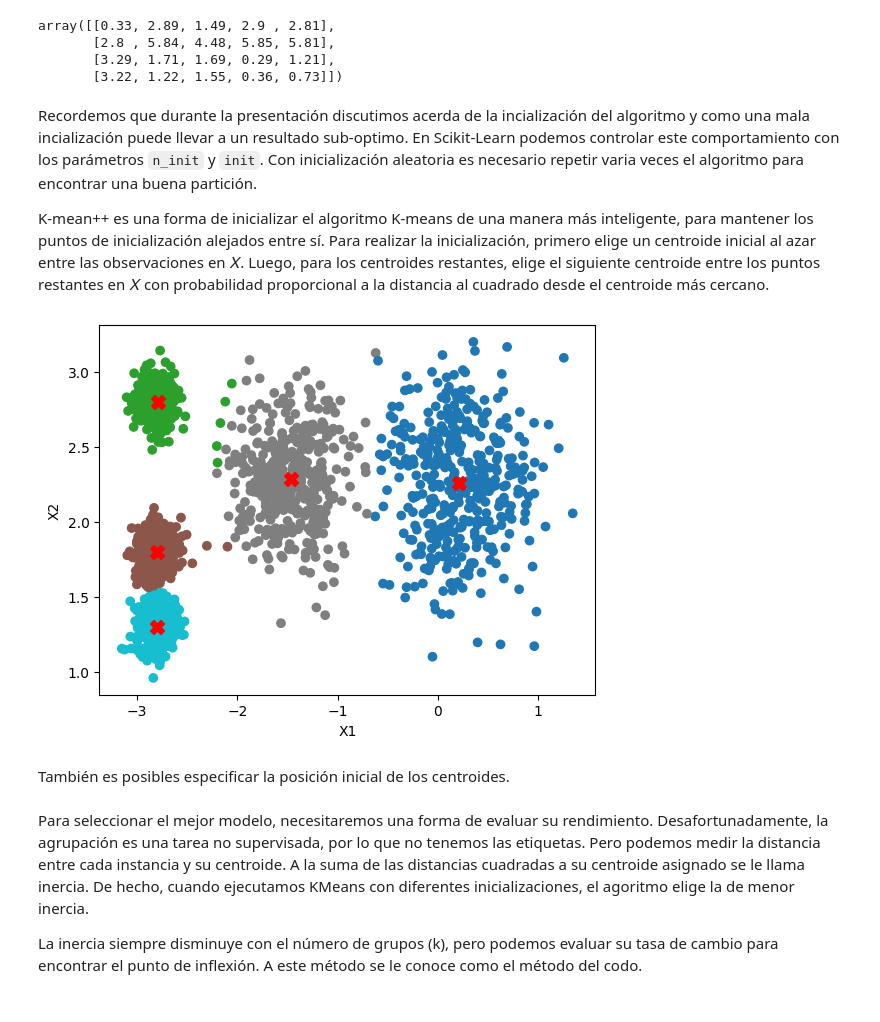
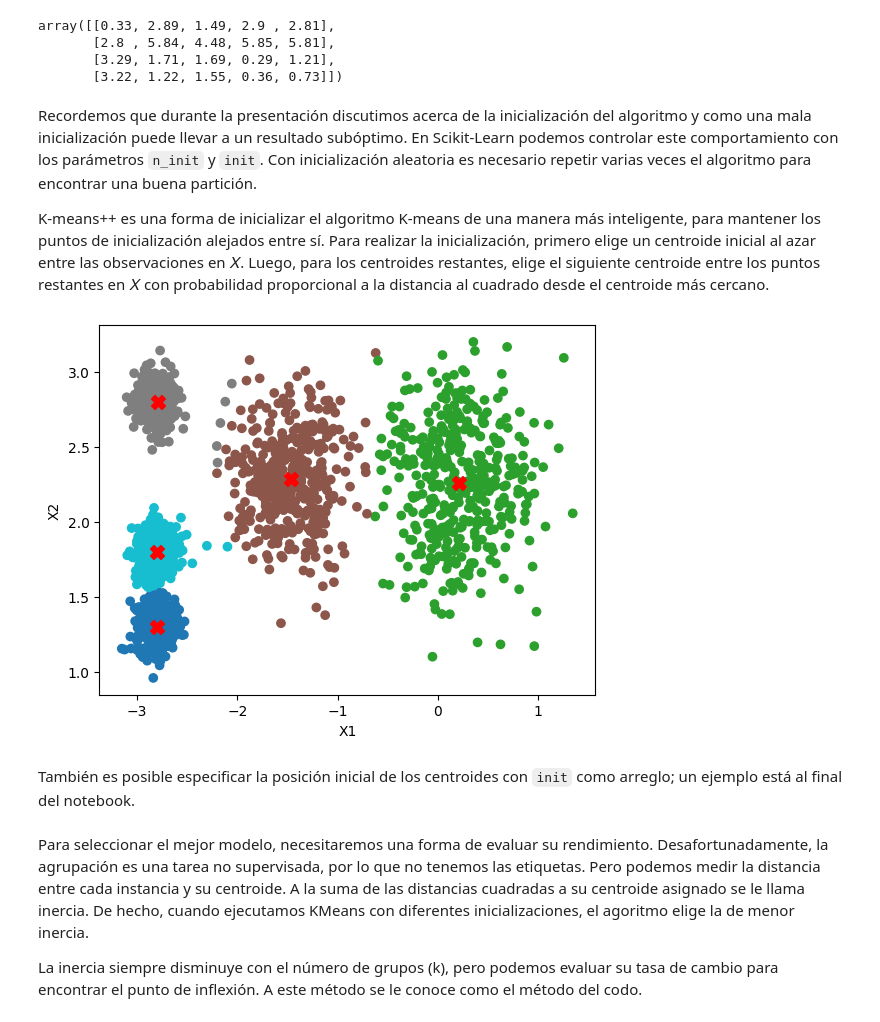
Before and after one commit to LDataLab/intro-ds-eco, a Jupyter notebook: notebooks/nb04_ml_nosupervisado.ipynb, the cells around one changed output. Saved outputs shown, nothing was run; the diff lists cells and outputs as text; code cells hidden in the pictures.

```diff
--- a/notebooks/nb04_ml_nosupervisado.ipynb
+++ b/notebooks/nb04_ml_nosupervisado.ipynb
@@ -96,25 +88,25 @@ array([[0.33, 2.89, 1.49, 2.9 , 2.81],
        [3.29, 1.71, 1.69, 0.29, 1.21],
        [3.22, 1.22, 1.55, 0.36, 0.73]])
 # %% [markdown]
-Recordemos que durante la presentación discutimos acerda de la incialización del algoritmo y como una mala incialización puede llevar a un resultado sub-optimo. En Scikit-Learn podemos controlar este comportamiento con los parámetros `n_init` y `init`.
-Con inicialización aleatoria es necesario repetir varia veces el algoritmo para encontrar una buena partición.
+Recordemos que durante la presentación discutimos acerca de la inicialización del algoritmo y como una mala inicialización puede llevar a un resultado subóptimo. En Scikit-Learn podemos controlar este comportamiento con los parámetros `n_init` y `init`.
+Con inicialización aleatoria es necesario repetir varias veces el algoritmo para encontrar una buena partición.
 
-K-mean++ es una forma de inicializar el algoritmo K-means de una manera más inteligente, para mantener los puntos de inicialización alejados entre sí.
+K-means++ es una forma de inicializar el algoritmo K-means de una manera más inteligente, para mantener los puntos de inicialización alejados entre sí.
 Para realizar la inicialización, primero elige un centroide inicial al azar entre las observaciones en 𝑋. Luego, para los centroides restantes, elige el siguiente centroide entre los puntos restantes en 𝑋 con probabilidad proporcional a la distancia al cuadrado desde el centroide más cercano.
 # %%
-# Probemos diferentes combinaciones de n_init e init
-# kmeans = KMeans(n_clusters=k, init='random', n_init=1)
-kmeans = KMeans(n_clusters=k, init='k-means++', n_init=100)
+# Probemos la inicialización k-means++ con 100 arranques
+kmeans = KMeans(n_clusters=k, init='k-means++', n_init=100, random_state=42)
 y_pred = kmeans.fit_predict(X)
+centroids = kmeans.cluster_centers_
 
 plt.scatter(X[:, 0], X[:, 1], c=y_pred, cmap='tab10')
 plt.scatter(centroids[:, 0], centroids[:, 1], color='red', marker='X', s=100)
 plt.xlabel('X1')
 plt.ylabel('X2');
 # %% [output]
-[figure, old version]
+[figure, new version]
 # %% [markdown]
-También es posibles especificar la posición inicial de los centroides.
+También es posible especificar la posición inicial de los centroides con `init` como arreglo; un ejemplo está al final del notebook.
 # %% [markdown]
 Para seleccionar el mejor modelo, necesitaremos una forma de evaluar su rendimiento. Desafortunadamente, la agrupación es una tarea no supervisada, por lo que no tenemos las etiquetas. Pero podemos medir la distancia entre cada instancia y su centroide. A la suma de las distancias cuadradas a su centroide asignado se le llama inercia. De hecho, cuando ejecutamos KMeans con diferentes inicializaciones, el agoritmo elige la de menor inercia.
 
```
Also changed, not shown: parts of 18 cells of this notebook, 3 other files.
